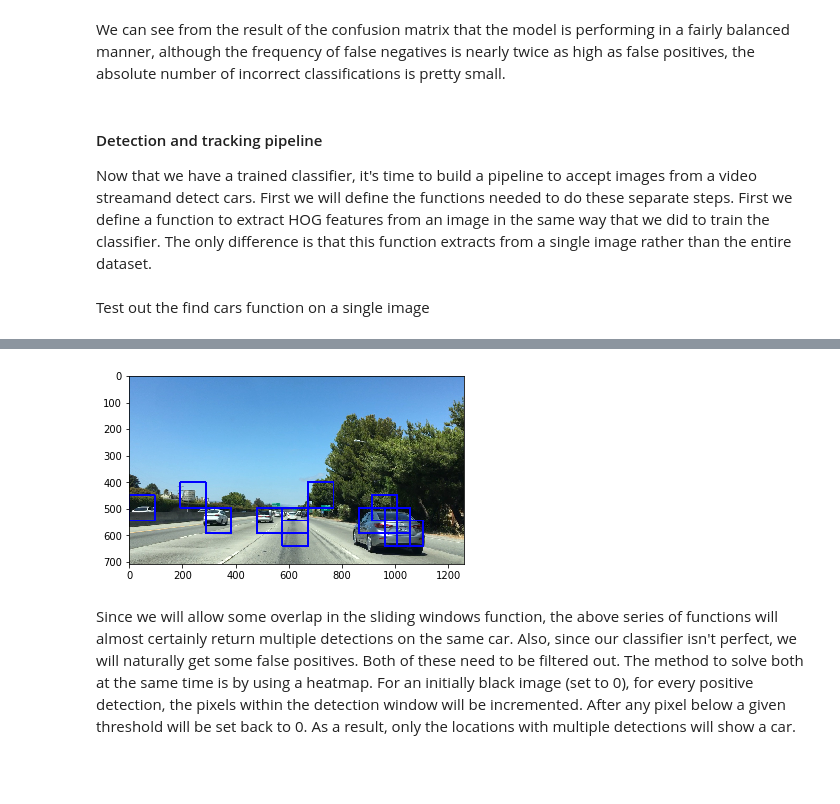
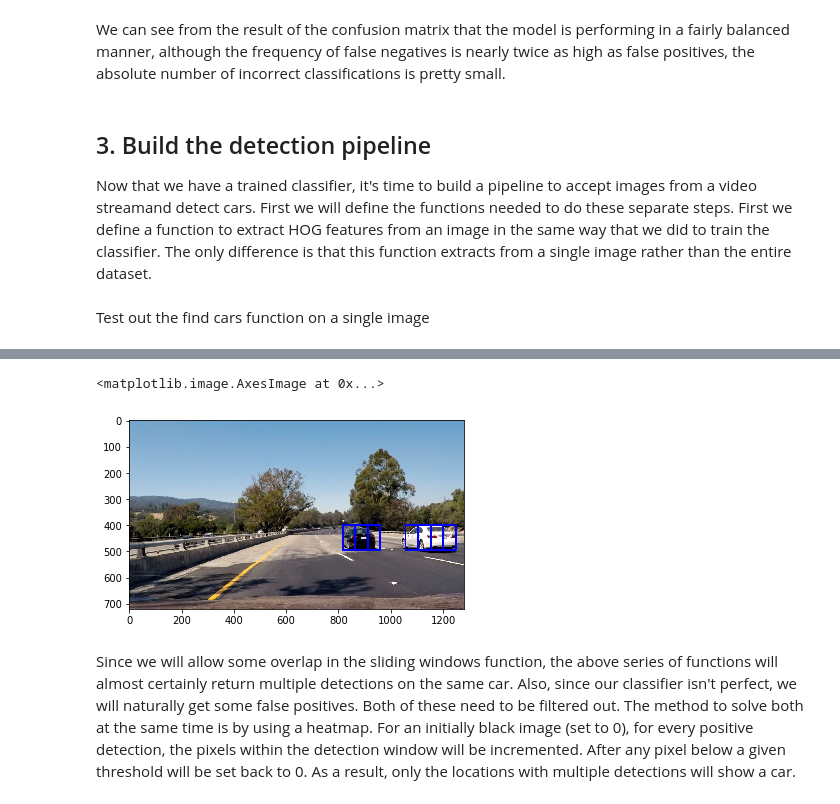
Before and after one commit to jordancharest/Vehicle-Detection-Pipeline, a Jupyter notebook: vehicle_detection.ipynb, the cells around one changed output, grey strips where cells are left out. Saved outputs shown, nothing was run; the diff lists cells and outputs as text; code cells hidden in the pictures; blank space fills up the shorter version.

```diff
--- a/vehicle_detection.ipynb
+++ b/vehicle_detection.ipynb
@@ -204,7 +183,7 @@ True positives:  1730
 # %% [markdown]
 We can see from the result of the confusion matrix that the model is performing in a fairly balanced manner, although the frequency of false negatives is nearly twice as high as false positives, the absolute number of incorrect classifications is pretty small.
 # %% [markdown]
-#### Detection and tracking pipeline
+## 3. Build the detection pipeline
 Now that we have a trained classifier, it's time to build a pipeline to accept images from a video streamand detect cars. First we will define the functions needed to do these separate steps. First we define a function to extract HOG features from an image in the same way that we did to train the classifier. The only difference is that this function extracts from a single image rather than the entire dataset.
 # %%
 # Define a single function that can extract features using hog sub-sampling and make predictions
@@ -318,7 +297,7 @@ ystop = 656
 scale = 1.5
 spatial_size = (32,32)
 hist_bins = 32
-img = mpimg.imread('bbox-example-image.jpg')
+img = mpimg.imread('test_image.jpg')
 detections = find_cars(img, colorspace, ystart, ystop, scale, classifier, None, orient, pix_per_cell, cell_per_block, spatial_size=(32,32), hist_bins=32)
 plt.imshow(draw_boxes(img, detections))
 # %% [output]
@@ -326,4 +306,5 @@ plt.imshow(draw_boxes(img, detections))
+<matplotlib.image.AxesImage at 0x...>
-[figure, old version]
+[figure, new version]
 # %% [markdown]
 Since we will allow some overlap in the sliding windows function, the above series of functions will almost certainly return multiple detections on the same car. Also, since our classifier isn't perfect, we will naturally get some false positives. Both of these need to be filtered out. The method to solve both at the same time is by using a heatmap. For an initially black image (set to 0), for every positive detection, the pixels within the detection window will be incremented. After any pixel below a given threshold will be set back to 0. As a result, only the locations with multiple detections will show a car.
 # %%
```
Also changed, not shown: parts of 7 cells of this notebook.
